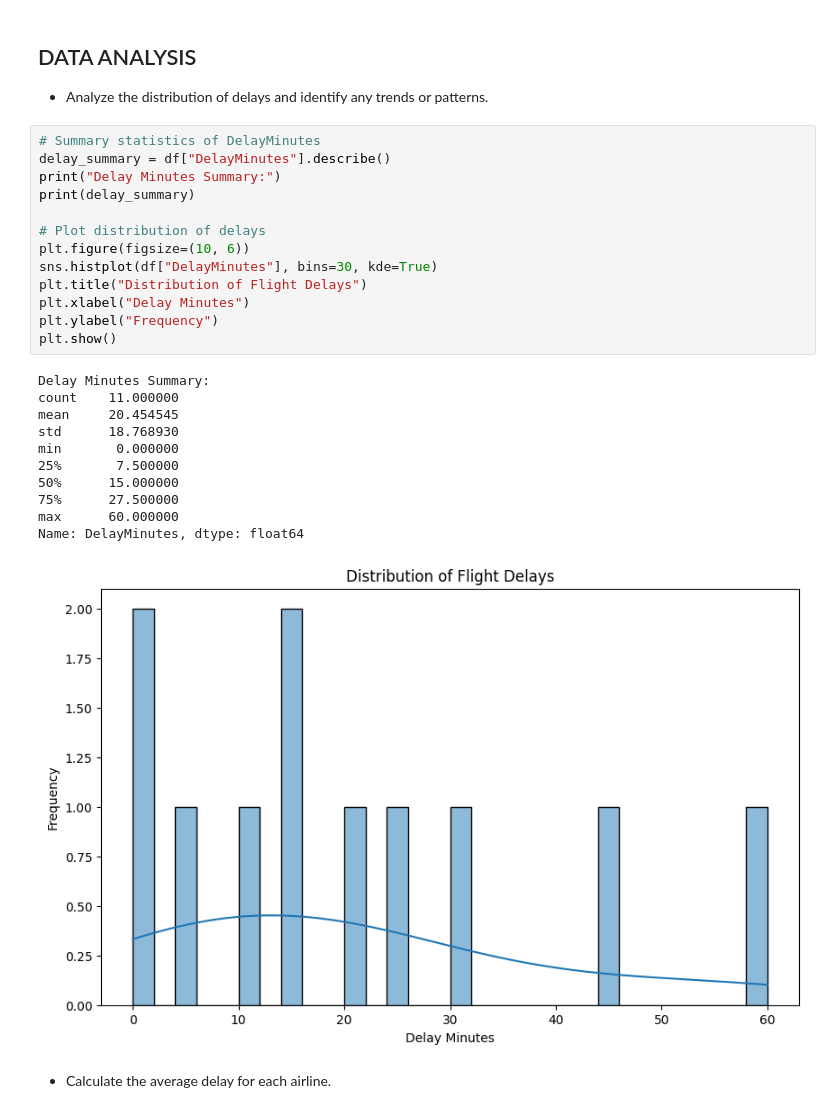
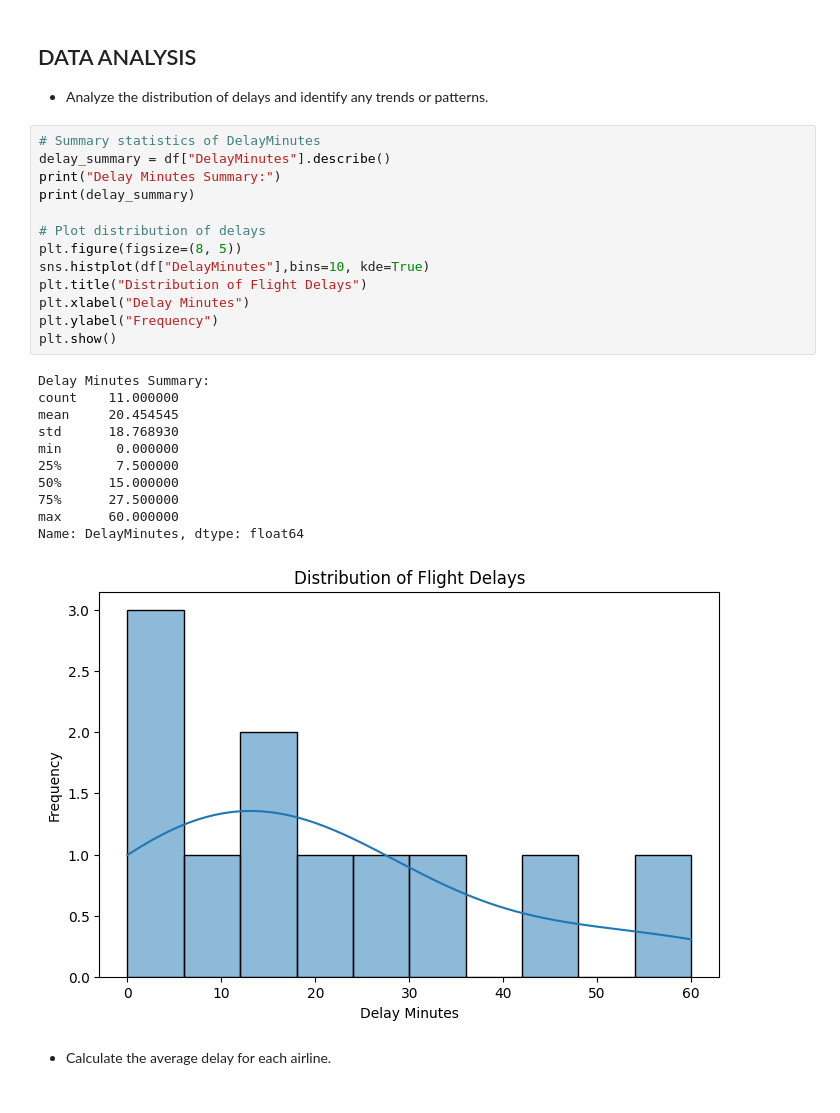
Before and after one commit to viseshagarwal/Akasa-Air-Analytics-Assignment, a Jupyter notebook: Assignment.ipynb, the cells around one changed output. Saved outputs shown, nothing was run; the diff lists cells and outputs as text.

```diff
--- a/Assignment.ipynb
+++ b/Assignment.ipynb
@@ -349,28 +354,28 @@ df[["FlightNumber", "DepartureDateTime", "ArrivalDateTime", "FlightDuration"]].h
 # %%
 # Summary statistics of DelayMinutes
 delay_summary = df["DelayMinutes"].describe()
 print("Delay Minutes Summary:")
 print(delay_summary)
 
 # Plot distribution of delays
-plt.figure(figsize=(10, 6))
-sns.histplot(df["DelayMinutes"], bins=30, kde=True)
+plt.figure(figsize=(8, 5))
+sns.histplot(df["DelayMinutes"],bins=10, kde=True)
 plt.title("Distribution of Flight Delays")
 plt.xlabel("Delay Minutes")
 plt.ylabel("Frequency")
 plt.show()
 # %% [output]
 Delay Minutes Summary:
 count    11.000000
 mean     20.454545
 std      18.768930
 min       0.000000
 25%       7.500000
 50%      15.000000
 75%      27.500000
 max      60.000000
 Name: DelayMinutes, dtype: float64
-[figure, old version]
+[figure, new version]
 # %% [markdown]
 - Calculate the average delay for each airline.
 # %%
```
Also changed, not shown: parts of 10 cells of this notebook, 11 other files.
